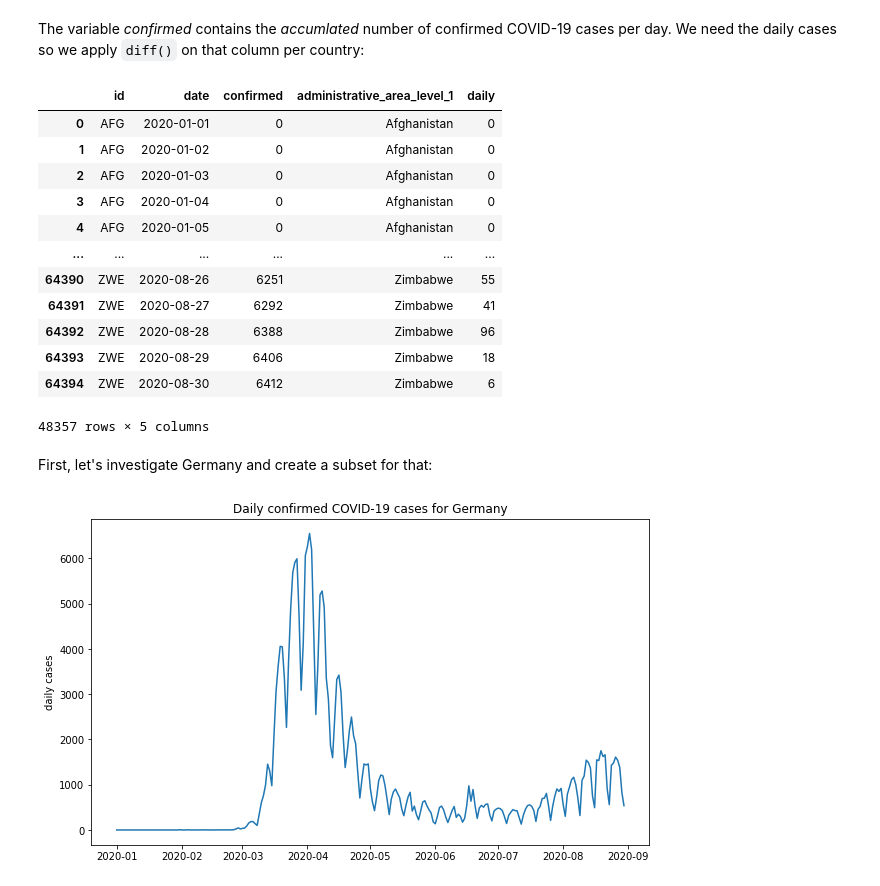
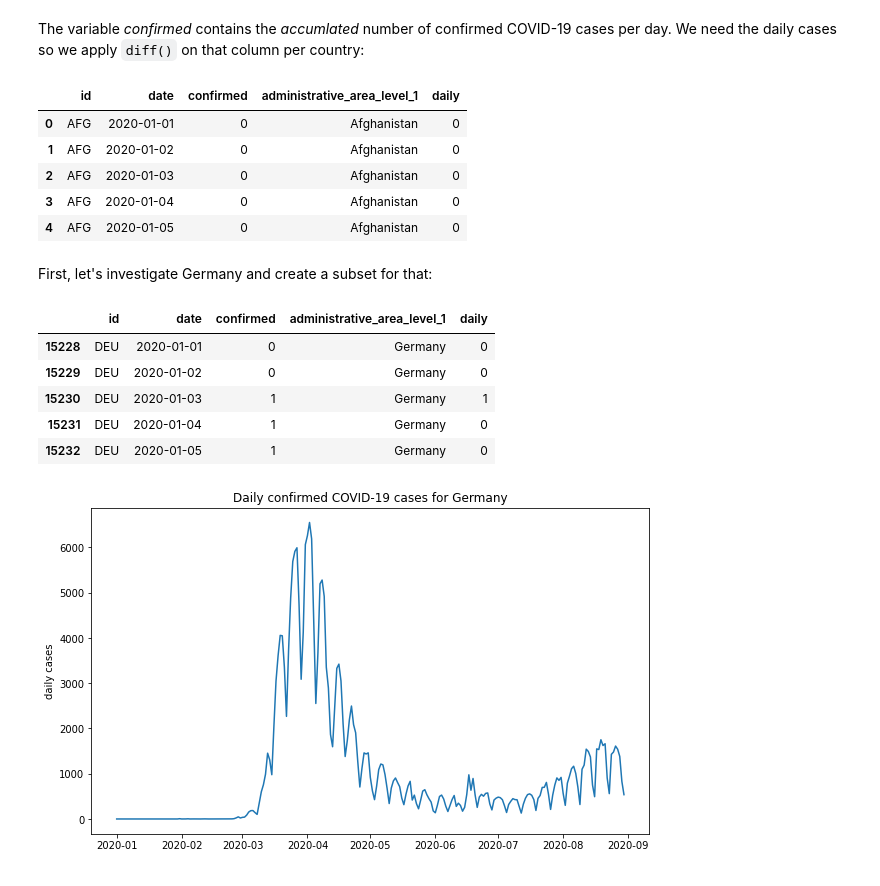
Before and after one commit to WZBSocialScienceCenter/tm_corona, a Jupyter notebook: tm_analysis.ipynb, the cells around one changed output. Cells and saved outputs as stored; diff of their text form; code cells hidden in the pictures.

```diff
--- a/tm_analysis.ipynb
+++ b/tm_analysis.ipynb
@@ -375,7 +395,8 @@ We want to calculate an estimate for the *daily* share of Corona-related topics.
 
 Let's first compute the weights:
 # %%
-docs_covid19['weight'] = docs_covid19.groupby('date').length.transform(lambda g: g / g.sum())
+docs_covid19['weight'] = docs_covid19.groupby('date')\
+    .length.transform(lambda g: g / g.sum())    # here "g" contains all articles' lengths on a given day
 docs_covid19
 # %% [output]
 |  | label | date | length | marginal_covid19 | weight |
@@ -466,25 +481,26 @@ coviddatahub = coviddatahub_full.loc[
 The variable *confirmed* contains the *accumlated* number of confirmed COVID-19 cases per day. We need the daily cases so we apply `diff()` on that column per country:
 # %%
 coviddatahub['daily'] = coviddatahub.groupby('id').confirmed.diff().fillna(0).astype(np.int)
-coviddatahub
+coviddatahub.head()
 # %% [output]
 |  | id | date | confirmed | administrative_area_level_1 | daily |
 | 0 | AFG | 2020-01-01 | 0 | Afghanistan | 0 |
 | 1 | AFG | 2020-01-02 | 0 | Afghanistan | 0 |
 | 2 | AFG | 2020-01-03 | 0 | Afghanistan | 0 |
 | 3 | AFG | 2020-01-04 | 0 | Afghanistan | 0 |
 | 4 | AFG | 2020-01-05 | 0 | Afghanistan | 0 |
-| ... | ... | ... | ... | ... | ... |
-| 64390 | ZWE | 2020-08-26 | 6251 | Zimbabwe | 55 |
-| 64391 | ZWE | 2020-08-27 | 6292 | Zimbabwe | 41 |
-| 64392 | ZWE | 2020-08-28 | 6388 | Zimbabwe | 96 |
-| 64393 | ZWE | 2020-08-29 | 6406 | Zimbabwe | 18 |
-| 64394 | ZWE | 2020-08-30 | 6412 | Zimbabwe | 6 |
-48357 rows × 5 columns
 # %% [markdown]
 First, let's investigate Germany and create a subset for that:
 # %%
 coviddata_de = coviddatahub.loc[coviddatahub.id == 'DEU', :]
+coviddata_de.head()
+# %% [output]
+|  | id | date | confirmed | administrative_area_level_1 | daily |
+| 15228 | DEU | 2020-01-01 | 0 | Germany | 0 |
+| 15229 | DEU | 2020-01-02 | 0 | Germany | 0 |
+| 15230 | DEU | 2020-01-03 | 1 | Germany | 1 |
+| 15231 | DEU | 2020-01-04 | 1 | Germany | 0 |
+| 15232 | DEU | 2020-01-05 | 1 | Germany | 0 |
 # %%
 fig, ax = plt.subplots(figsize=(10, 6))
 
```
Also changed, not shown: parts of 35 cells of this notebook.
